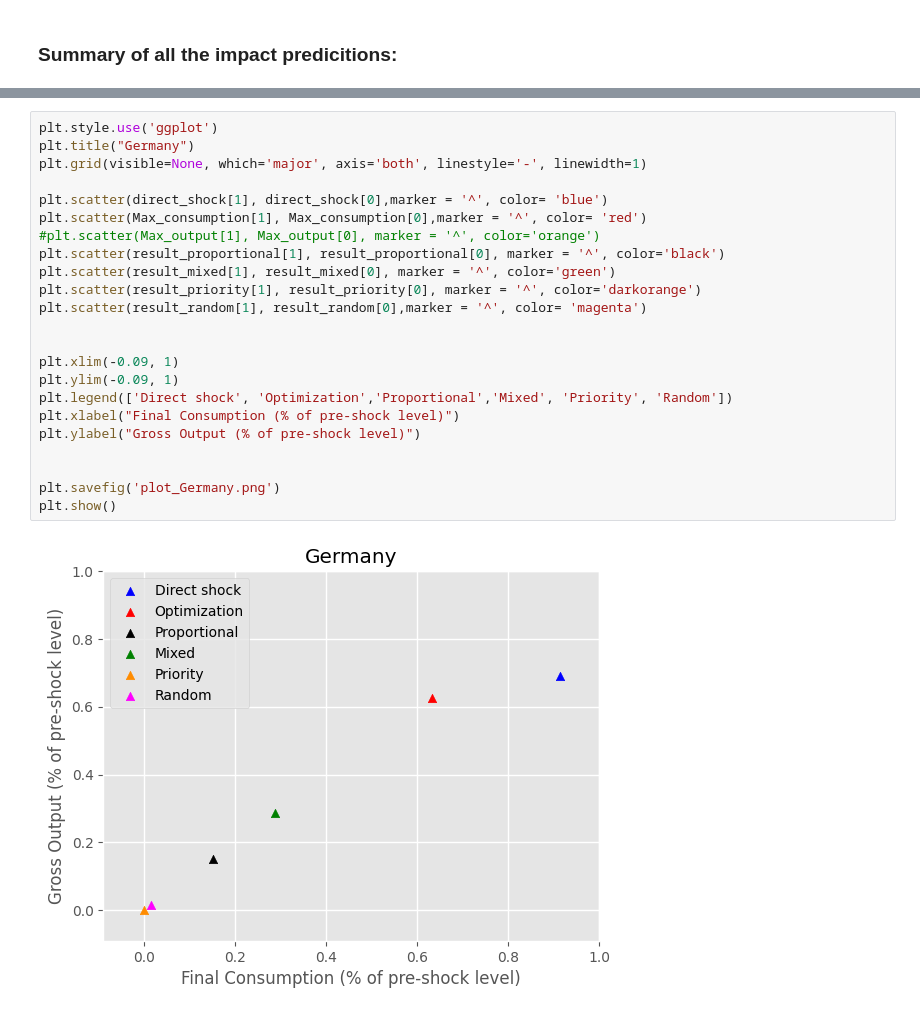
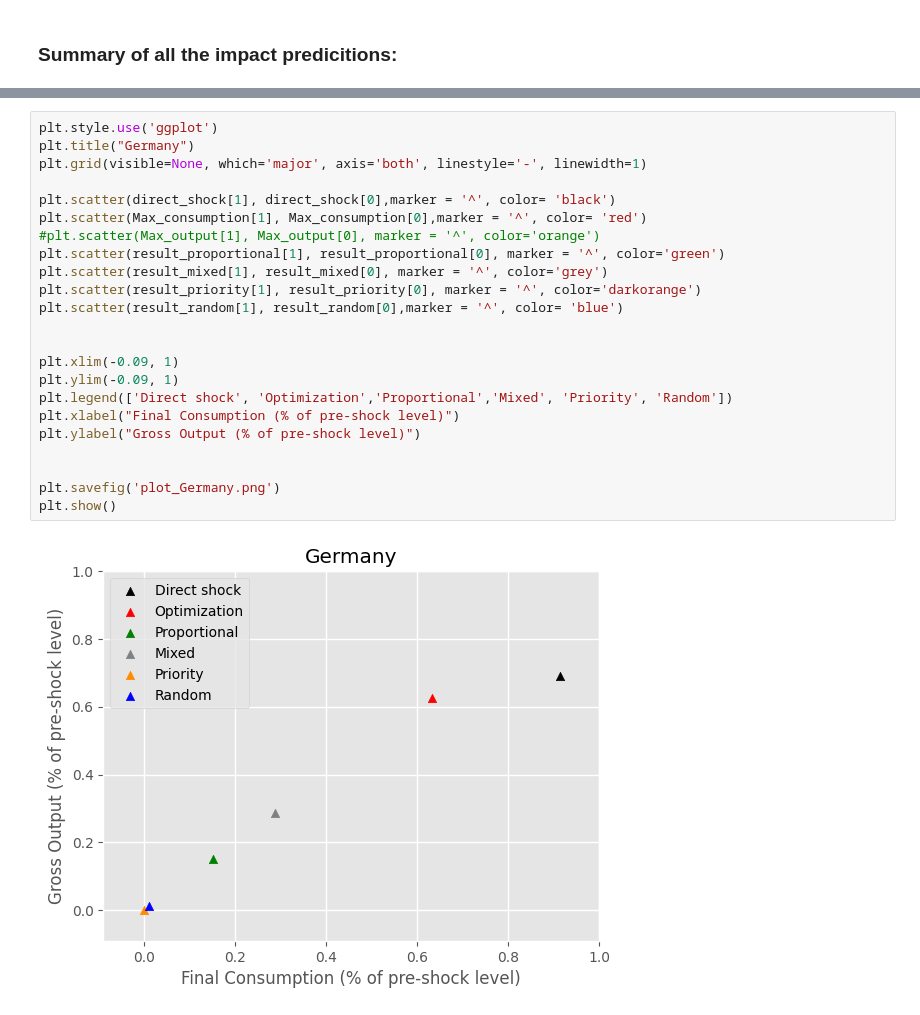
Before and after one commit to jannekehutsebaut/Thesis_Shock_Propagation_Supply_Demand, a Jupyter notebook: Deu/Case study Germany.ipynb, the cells around one changed output, grey strips where cells are left out. Saved outputs shown, nothing was run; the diff lists cells and outputs as text.

```diff
--- a/Deu/Case study Germany.ipynb
+++ b/Deu/Case study Germany.ipynb
@@ -618,25 +618,25 @@ print(direct_shock[:2])
 # %%
 plt.style.use('ggplot')
 plt.title("Germany")
 plt.grid(visible=None, which='major', axis='both', linestyle='-', linewidth=1)
 
-plt.scatter(direct_shock[1], direct_shock[0],marker = '^', color= 'blue')
+plt.scatter(direct_shock[1], direct_shock[0],marker = '^', color= 'black')
 plt.scatter(Max_consumption[1], Max_consumption[0],marker = '^', color= 'red')
 #plt.scatter(Max_output[1], Max_output[0], marker = '^', color='orange')
-plt.scatter(result_proportional[1], result_proportional[0], marker = '^', color='black')
-plt.scatter(result_mixed[1], result_mixed[0], marker = '^', color='green')
+plt.scatter(result_proportional[1], result_proportional[0], marker = '^', color='green')
+plt.scatter(result_mixed[1], result_mixed[0], marker = '^', color='grey')
 plt.scatter(result_priority[1], result_priority[0], marker = '^', color='darkorange')
-plt.scatter(result_random[1], result_random[0],marker = '^', color= 'magenta')
+plt.scatter(result_random[1], result_random[0],marker = '^', color= 'blue')
 
 
 plt.xlim(-0.09, 1)
 plt.ylim(-0.09, 1)
 plt.legend(['Direct shock', 'Optimization','Proportional','Mixed', 'Priority', 'Random'])
 plt.xlabel("Final Consumption (% of pre-shock level)")
 plt.ylabel("Gross Output (% of pre-shock level)")
 
 
 plt.savefig('plot_Germany.png')
 plt.show()
 # %% [output]
-[figure, old version]
+[figure, new version]
```
Also changed, not shown: parts of 2 cells of this notebook.
